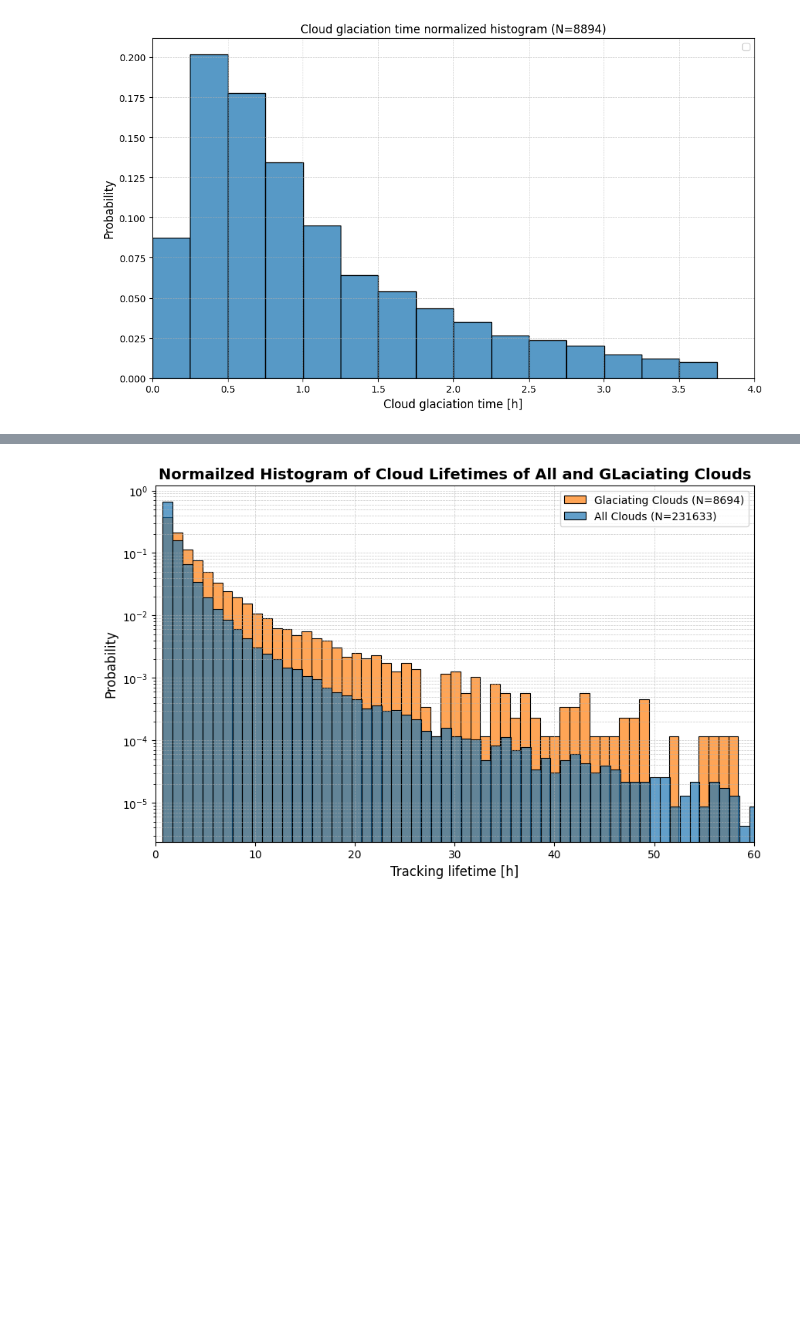
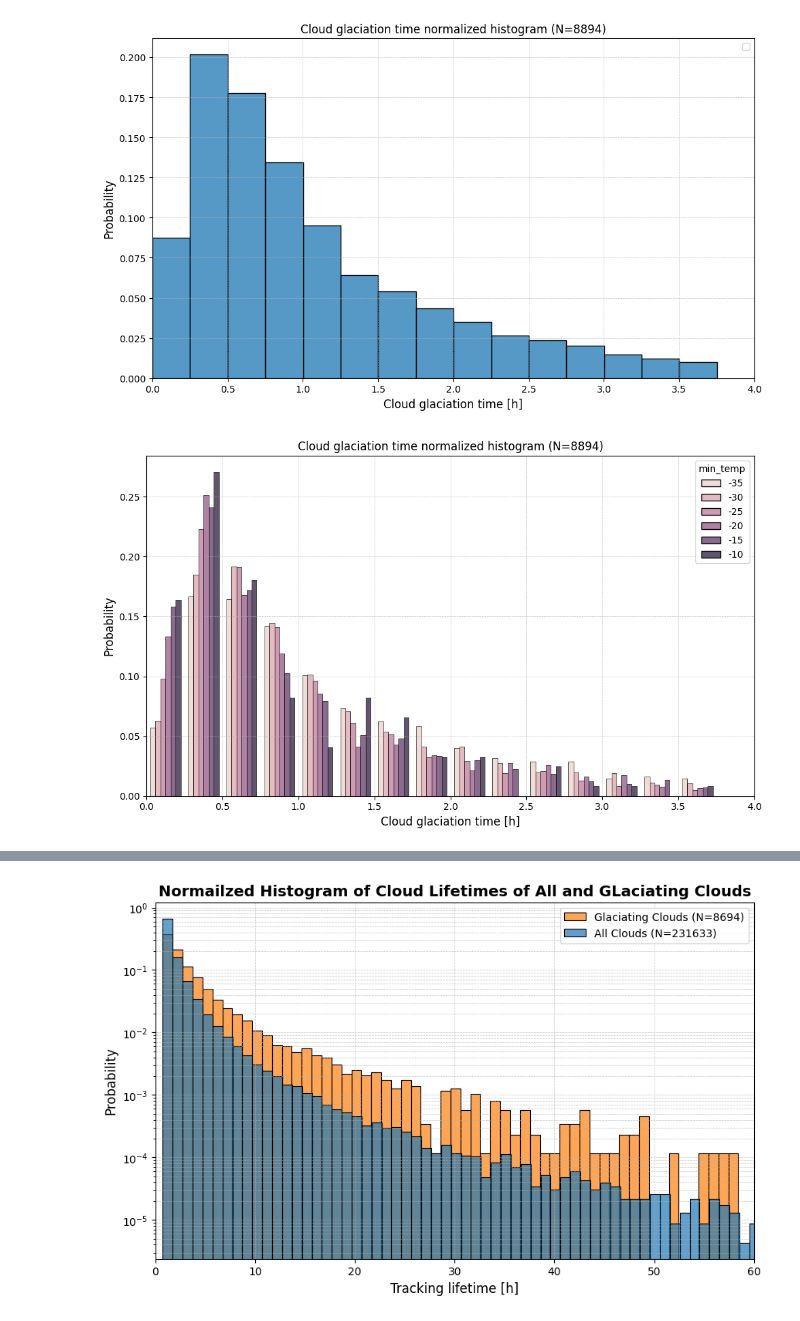
Before and after one commit to DragomirNikolov/Glaciation_time_estimatior, a Jupyter notebook: Result_analysis/Glaciation_statistics.ipynb, the cells around one changed output, grey strips where cells are left out. Saved outputs shown, nothing was run; the diff lists cells and outputs as text; code cells hidden in the pictures; blank space fills up the shorter version.

```diff
--- a/Result_analysis/Glaciation_statistics.ipynb
+++ b/Result_analysis/Glaciation_statistics.ipynb
@@ -255,18 +294,0 @@ result_df = extract_glaciation_events(combined_df)
-# %%
-import os
-glaciations_list=[]
-for i, row in result_df.iterrows():
-    for glaciation in row['glac_list']:
-        # glaciation.
-        glaciations_list.append([i,glaciation.time,glaciation.magnitude])
-glaciations_df=pd.DataFrame(glaciations_list, columns=["Cloud_ID","Time [m]","Magnitude"])
-glaciations_df["Glaciation time [h]"]=glaciations_df["Time [m]"]/60
-glaciations_df = pd.merge(glaciations_df,combined_df, how="left",left_on="Cloud_ID",right_index=True, validate="m:1")
-output_dir = os.path.join(
-        config['postprocessing_output_dir'], pole,
-        config['time_folder_name'],
-        f"Agg_{config['agg_fact']:02}_Glaciations"
-    )
-os.makedirs(os.path.dirname(output_dir), exist_ok=True)
-output_dir_parq = output_dir + ".parquet"
-glaciations_df.to_parquet(output_dir_parq)
@@ -301,3 +310,21 @@ plt.savefig("/cluster/work/climate/dnikolo/n2o/Glaciation_time_estimator/Result_
 # %% [output]
 No artists with labels found to put in legend.  Note that artists whose label start with an underscore are ignored when legend() is called with no argument.
 [figure]
+# %%
+bins=np.arange(0,4,0.25)+0.001
+f, ax = plt.subplots(figsize=(10, 6))  # Increased figure size for better readability
+sns.histplot(data=glaciations_df, x="Glaciation time [h]",multiple="dodge", hue='min_temp',common_norm=False,bins=bins,stat="probability",shrink=0.8)
+plt.ylabel("Cloud number")
+ax.set_xlabel("Cloud glaciation time [h]", fontsize=12)
+ax.set_ylabel("Probability", fontsize=12)
+# ax.legend(fontsize=10)
+ax.grid(True, which="both", linestyle="--", linewidth=0.5, alpha=0.7)
+
+# plt.tight_layout()
+# plt.legend()
+plt.title(f"Cloud glaciation time normalized histogram (N={len(glaciations_df)})")
+plt.xlim(0,4)
+plt.tight_layout()
+plt.savefig("/cluster/work/climate/dnikolo/n2o/Glaciation_time_estimator/Result_graphs/CGT_stistics.png",dpi=400)
+# %% [output]
+[figure, added]
```
Also changed, not shown: parts of 51 cells of this notebook, 9 other files.
